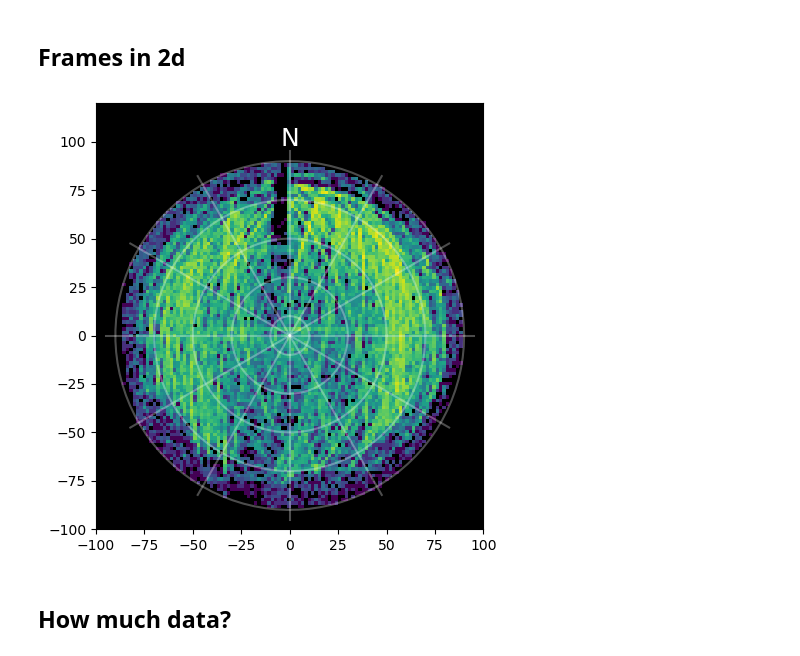
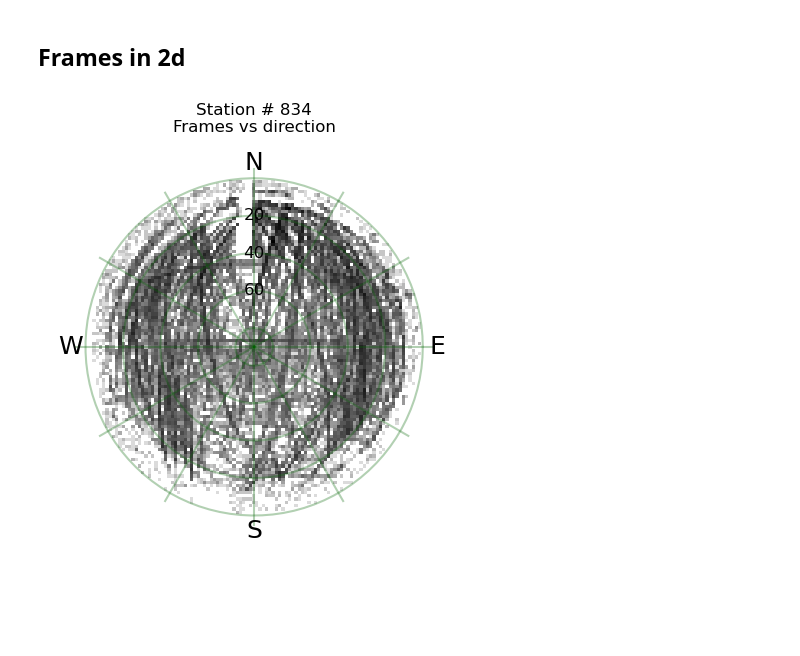
Before and after one commit to wiredlab/scheduling-bazaar, a Jupyter notebook: notebooks/azel-frames-histograms.ipynb, the cells around one changed output. Saved outputs shown, nothing was run; the diff lists cells and outputs as text; code cells hidden in the pictures; blank space fills up the shorter version.

```diff
--- a/notebooks/azel-frames-histograms.ipynb
+++ b/notebooks/azel-frames-histograms.ipynb
@@ -11,3 +15,4 @@ conn.execute("""ATTACH DATABASE '../data/demoddata.db' AS data;""")
 conn.row_factory = sqlite3.Row
 # %%
-ground_station = 834
+in_ground_station = mr.Numeric(value=834, min=0, max=4000, label='Ground station number')
+ground_station = int(in_ground_station.value)
@@ -45,10 +68,9 @@ ranges = []
 nones = 0
 for obs_id in obs_ids:
     results = conn.execute("""
-    SELECT id, length(data) as data_len, azimuth, elevation, range
+    SELECT id, azimuth, elevation
     FROM data.obs_demoddata
-    WHERE id = :id
-    ORDER BY datetime ASC;""", [obs_id])
+    WHERE id = :id;""", [obs_id])
 
     for frame in results:
         # there may be some frames with no position information
@@ -56,15 +78,9 @@ for obs_id in obs_ids:
             nones += 1
             continue
 
-        data_lens.append(frame['data_len'])
         azimuths.append(frame['azimuth'])
         elevations.append(frame['elevation'])
-        ranges.append(frame['range'])
 
 # numpy arrays for the data
-data_lens = np.array(data_lens)
 azimuths = np.array(azimuths)
 elevations = np.array(elevations)
-ranges = np.array(ranges)
-#print(nones)
-#print(len(data_lens))
@@ -70,0 +108,3 @@ ranges = np.array(ranges)
+# %%
+# make a temporary place to save files
+out_dir = mr.OutputDir()
@@ -133,27 +158,64 @@ def compass2xy(r, az):
 # %%
 x, y = compass2xy(zenith_angle_degrees, azimuths)
 
 from matplotlib import colors
 fig, ax = plt.subplots(tight_layout=True)
-hist = ax.hist2d(x, y, bins=101, norm=colors.LogNorm())
+hist = ax.hist2d(x, y,
+                 bins=101,
+                 density=True,
+                 norm=colors.LogNorm(),
+                 cmap=plt.cm.gray_r)
 ax.set_aspect('equal')
-ax.set(xlim=(-100, 100), ylim=(-100, 120))
-ax.set_facecolor('black')
+ax.set(xlim=(-110, 110), ylim=(-110, 110))
+
 bins, xedges, yedges, _ = hist
 
+#ax.set_facecolor('white')
+ax.spines.top.set_visible(False)
+ax.spines.bottom.set_visible(False)
+ax.spines.left.set_visible(False)
+ax.spines.right.set_visible(False)
 
+# axes ticks aren't useful
+ax.set_xticks([])
+ax.set_yticks([])
+
+# add polar ticks
+axes_color = 'darkgreen'
 # elevation circles
 angle = np.linspace(0, 2*np.pi, 100)
 for r in np.arange(90, 0, -20):
-    ax.plot(r*np.cos(angle), r*np.sin(angle), color='white', alpha=0.3)
+    ax.plot(r*np.cos(angle), r*np.sin(angle), color=axes_color, alpha=0.3)
 
 # azimuth rays
 for a in range(0, 360, 30):
     a, b = compass2xy(95, a)
-    ax.plot([0, a], [0, b], color='white', alpha=0.3)
+    ax.plot([0, a], [0, b], color=axes_color, alpha=0.3)
 
-_ = ax.text(0, 98, 'N', horizontalalignment='center', fontsize=18, color='white')
+# cardinal directions
+news = ((0, 98, 'N'),
+        (0, -98, 'S'),
+        (-98, 0, 'W'),
+        (98, 0, 'E'))
+
+for a, b, t in news:
+    ax.text(a, b, t,
+            horizontalalignment='center',
+            verticalalignment='center',
+            fontsize=18,
+            color='black')
+
+# elevation labels
+for elev in range(20, 80, 20):
+    a, b = compass2xy(90 - elev, 0)
+    ax.text(a, b, f"{elev:d}",
+            horizontalalignment='center',
+            verticalalignment='center',
+            fontsize=12,
+            color='black')
+
+ax.set_title(f"Station # {ground_station}\nFrames vs direction")
+
+plt.savefig(os.path.join(out_dir.path, f"{ground_station}_polar.png"))
 # %% [output]
-[figure, old version]
+[figure, new version]
-# %% [markdown]
-## How much data?
```
Also changed, not shown: parts of 20 cells of this notebook, 1 other file.
